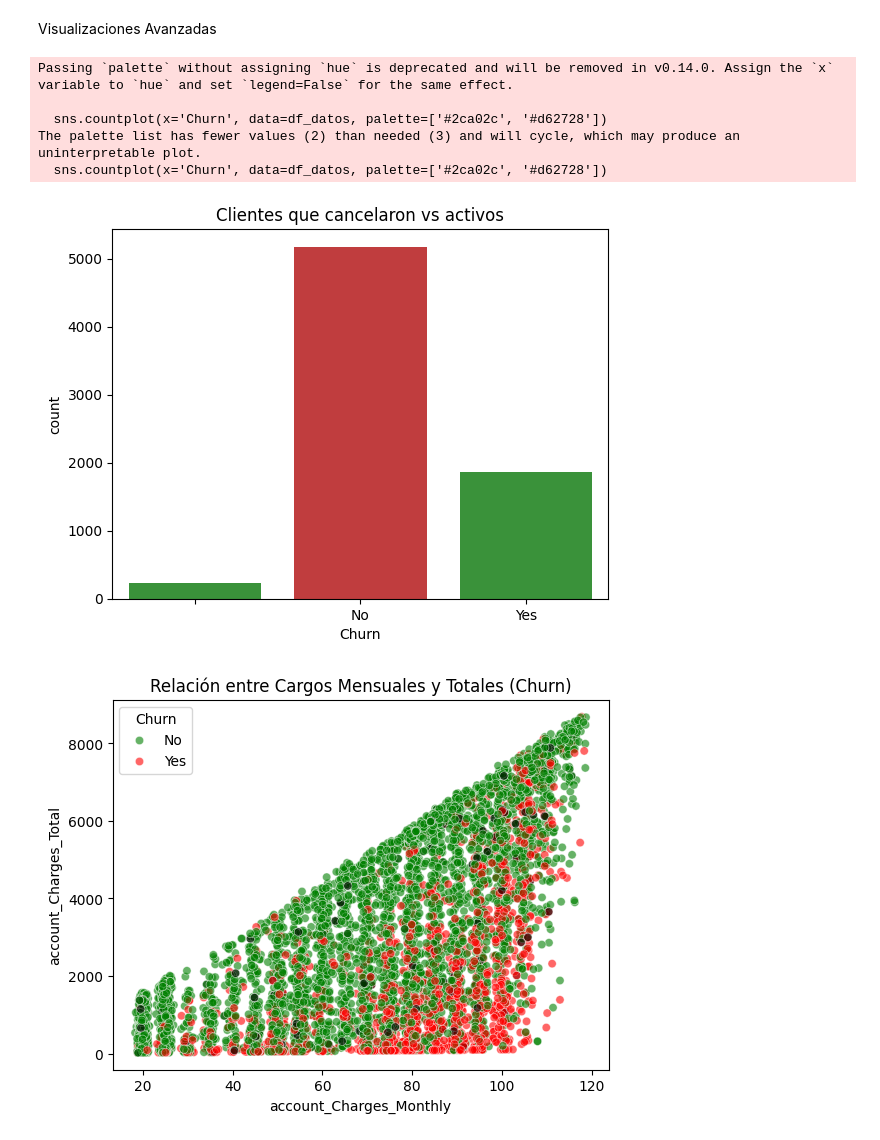
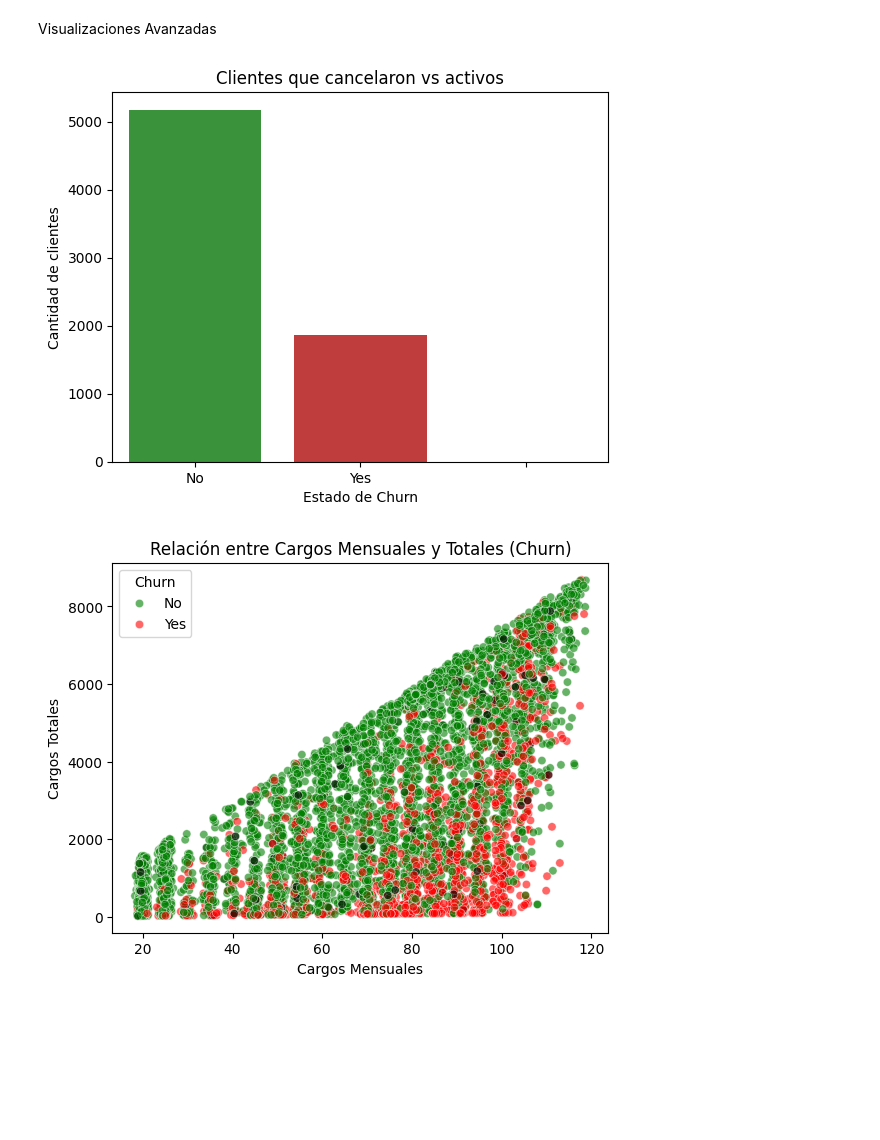
Before and after one commit to rominarg/challenge_telecomX, a Jupyter notebook: telecomX.ipynb, the cells around one changed output. Saved outputs shown, nothing was run; the diff lists cells and outputs as text; code cells hidden in the pictures; blank space fills up the shorter version.

```diff
--- a/telecomX.ipynb
+++ b/telecomX.ipynb
@@ -149,28 +149,32 @@ plt.show()
 Visualizaciones Avanzadas
 # %%
 import seaborn as sns
+import matplotlib.pyplot as plt
 
-# Gráfico de barras
-sns.countplot(x='Churn', data=df_datos, palette=['#2ca02c', '#d62728'])
+# Asegurarse de que Churn solo tenga 'No' y 'Yes'
+df_datos['Churn'] = df_datos['Churn'].astype(str)  # por si es categorical u object
+
+# Gráfico de barras con palette correcta
+sns.countplot(x='Churn', data=df_datos, hue='Churn', palette={'No':'#2ca02c', 'Yes':'#d62728'}, dodge=False)
 plt.title('Clientes que cancelaron vs activos')
+plt.xlabel('Estado de Churn')
+plt.ylabel('Cantidad de clientes')
+plt.legend([],[], frameon=False)  # Ocultar leyenda redundante
 plt.show()
 
-# Gráfico de dispersión
+# Gráfico de dispersión con colores según Churn
 sns.scatterplot(
     x='account_Charges_Monthly',
     y='account_Charges_Total',
     hue='Churn',
     data=df_datos,
     palette={'No':'green', 'Yes':'red'},
     alpha=0.6
 )
 plt.title('Relación entre Cargos Mensuales y Totales (Churn)')
+plt.xlabel('Cargos Mensuales')
+plt.ylabel('Cargos Totales')
 plt.show()
 # %% [output]
-Passing `palette` without assigning `hue` is deprecated and will be removed in v0.14.0. Assign the `x` variable to `hue` and set `legend=False` for the same effect.
-
-  sns.countplot(x='Churn', data=df_datos, palette=['#2ca02c', '#d62728'])
-The palette list has fewer values (2) than needed (3) and will cycle, which may produce an uninterpretable plot.
-  sns.countplot(x='Churn', data=df_datos, palette=['#2ca02c', '#d62728'])
-[figure, old version]
+[figure, new version]
-[figure, old version]
+[figure, new version]
```
